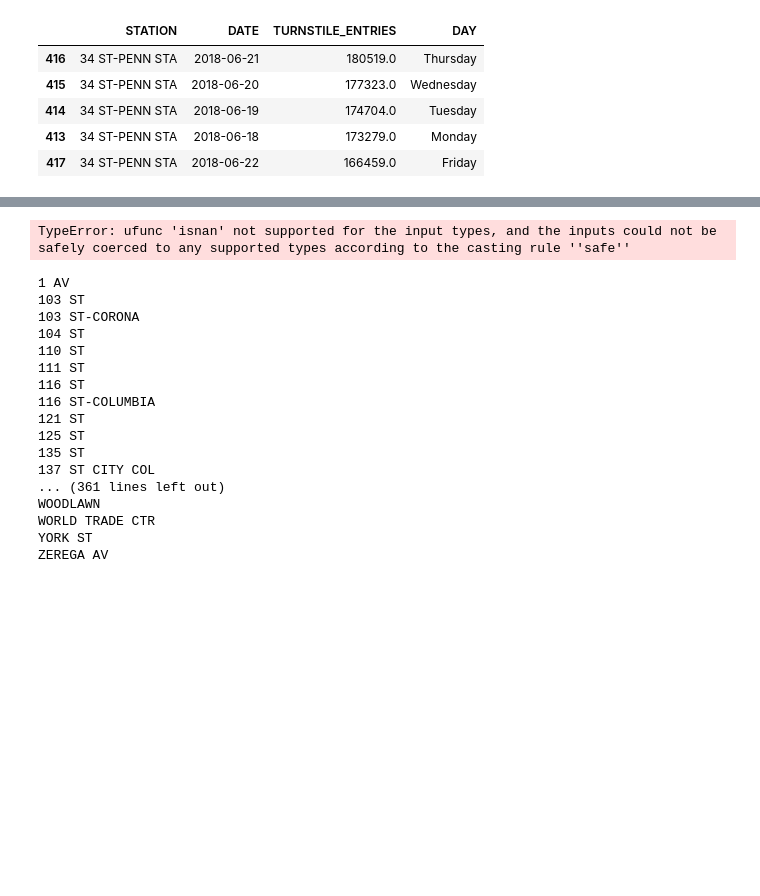
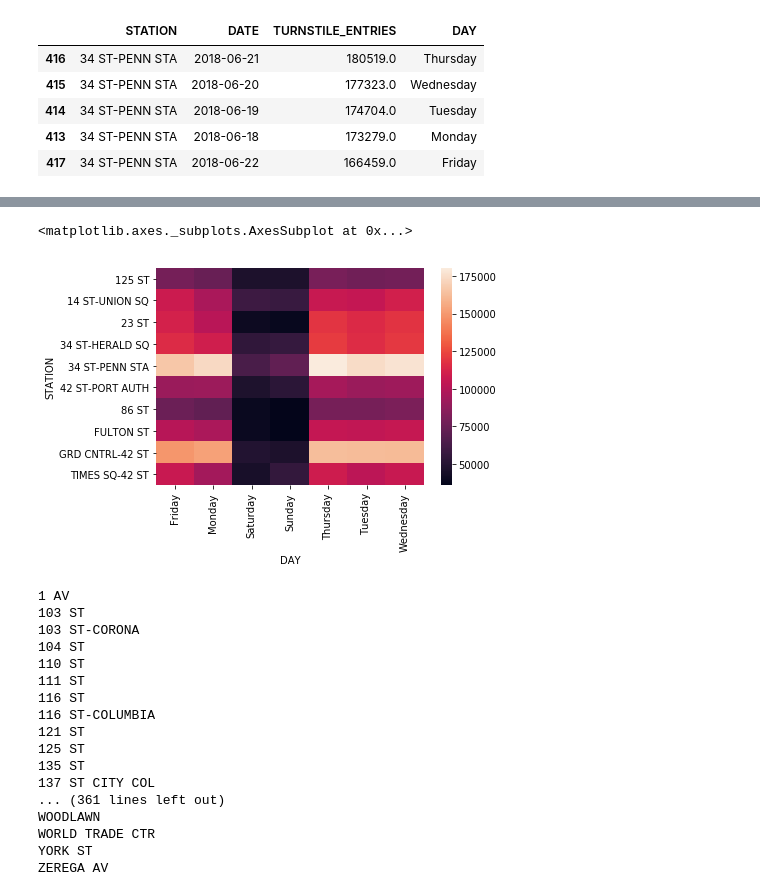
Before and after one commit to BotScutters/metis-project-01, a Jupyter notebook: initial_exploration.ipynb, the cells around one changed output, grey strips where cells are left out. Saved outputs shown, nothing was run; the diff lists cells and outputs as text; code cells hidden in the pictures; blank space fills up the shorter version.

Commit message:
added heatmap

```diff
--- a/initial_exploration.ipynb
+++ b/initial_exploration.ipynb
@@ -117,7 +117,7 @@ def process_data(df):
 
     # Narrow df to relevant columns
     cols = ['C/A', 'UNIT', 'SCP', 'STATION', 'TIMESTAMP', 'DATE', 'TIME', 'TIME_DELTA', 'ENTRIES', 'EXITS',
-            'TURNSTILE_ENTRIES', 'HOURS', 'TURNSTILE_ENTRY_RATE']
+            'TURNSTILE_ENTRIES', 'HOURS', 'TURNSTILE_ENTRY_RATE', 'LINENAME']
     narrowed = filtered_data[cols]
 
     return narrowed
@@ -154,7 +169,7 @@ sns.barplot(x='TURNSTILE_ENTRIES', y='STATION', orient='h', data=week_rates.head
 # %%
 # Daily rates
 rates = data.groupby(by=['STATION', 'DATE'])['TURNSTILE_ENTRIES'].sum().reset_index()
-rates['DAY'] = rates['DATE'].dt.day_name()
+rates['WEEKDAY'] = rates['DATE'].dt.day_name()
 # %%
 rates.head()
 # %% [output]
@@ -183,3 +198,6 @@ top_ten.head()
 | 414 | 34 ST-PENN STA | 2018-06-19 | 174704.0 | Tuesday |
 | 413 | 34 ST-PENN STA | 2018-06-18 | 173279.0 | Monday |
 | 417 | 34 ST-PENN STA | 2018-06-22 | 166459.0 | Friday |
+# %%
+top_ten2 = (top_ten.pivot(index='STATION', columns='DAY', values='TURNSTILE_ENTRIES'))
+top_ten2
@@ -186,7 +217,8 @@ top_ten.head()
 # %%
-sns.heatmap(top_stations)
+sns.heatmap(top_ten2)
 # %% [output]
-TypeError: ufunc 'isnan' not supported for the input types, and the inputs could not be safely coerced to any supported types according to the casting rule ''safe''
+<matplotlib.axes._subplots.AxesSubplot at 0x...>
+[figure, added]
 # %%
 cols = ['Station', 'Day', 'People']
 rates = pd.DataFrame
```
Also changed, not shown: parts of 3 cells of this notebook.
